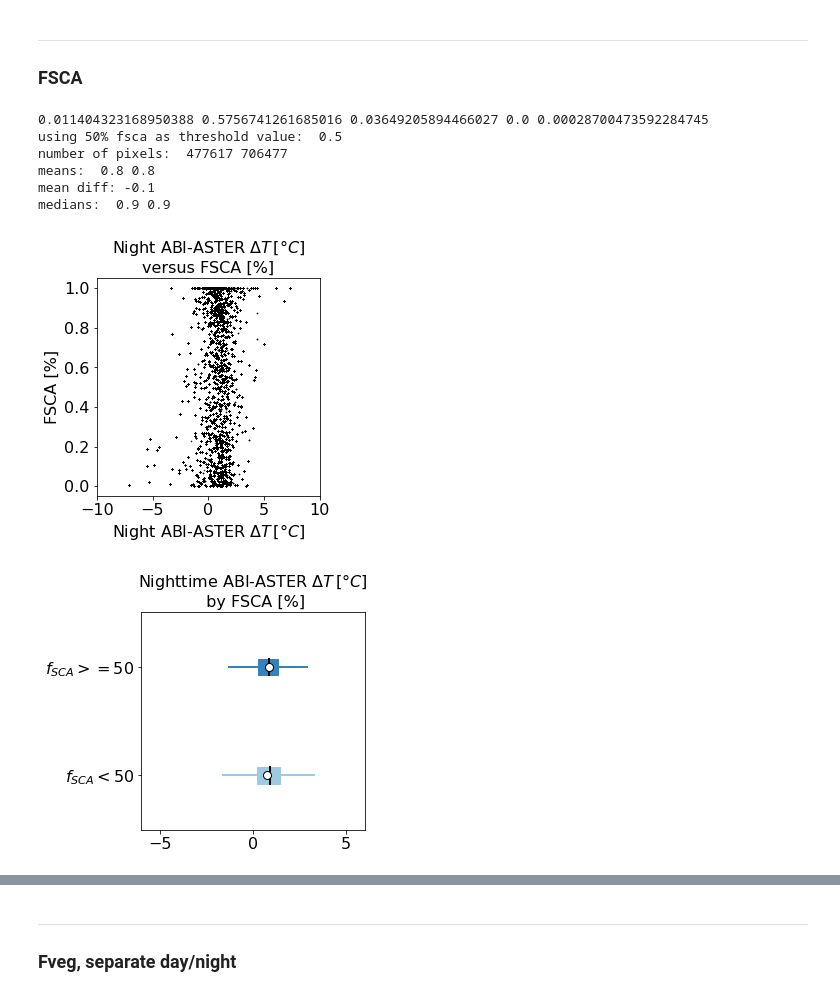
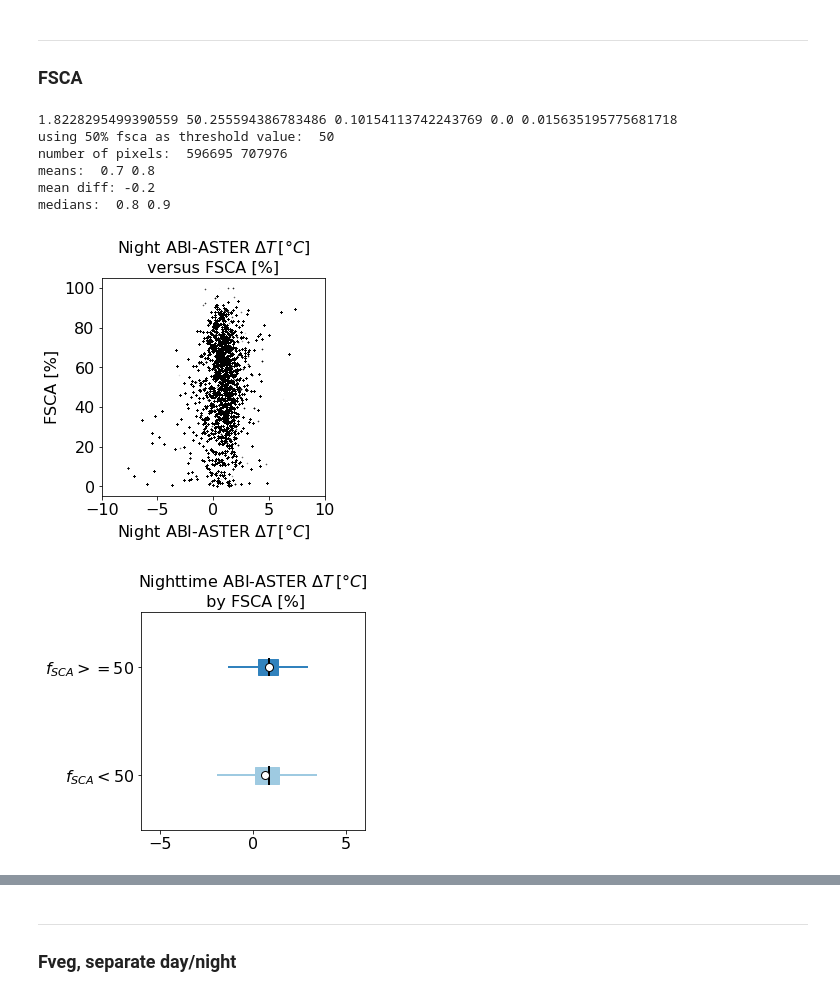
Before and after one commit to spestana/goes-cues, a Jupyter notebook: plot-raster-datasets-slopeaspectfveg.ipynb, the cells around one changed output, grey strips where cells are left out. Cells and saved outputs as stored; diff of their text form; code cells hidden in the pictures.

```diff
--- a/plot-raster-datasets-slopeaspectfveg.ipynb
+++ b/plot-raster-datasets-slopeaspectfveg.ipynb
@@ -140,7 +140,7 @@ geometry = [
 ---
 ## Open dataset
 # %%
-_ds = xr.open_dataset('/storage/spestana/ASTER-MODIS-GOES-DEM-FVEG-FSCA_v6_orthorectified.nc')
+_ds = xr.open_dataset('/storage/spestana/ASTER-MODIS-GOES-DEM-FVEG-FSCA_v7_orthorectified.nc')
 print(f'Images at {_ds.isel(time=12).time.values} and {_ds.isel(time=25).time.values} contain high clouds, remove them from dataset')
 sel_these = [x for x in range(27) if (x != 25) & (x != 12)]
 ds = _ds.isel(time=sel_these)
@@ -1394,7 +1394,7 @@ plt.xlim(-10,10)
 
 ###################################################################################
 
-fsca_threshold = 0.5 #ds.fsca.median().values
+fsca_threshold = 50 #ds.fsca.median().values
 print('using 50% fsca as threshold value: ', fsca_threshold)
 
 x_lt = x[y<fsca_threshold]
@@ -1425,40 +1425,40 @@ for patch, color in zip(bplot['means'], colors):
     patch.set_markeredgecolor(color)
     patch.set_markerfacecolor('w')
     patch.set_marker('o')
     patch.set_markersize(8)
 for patch, color in zip(bplot['fliers'], colors):
     patch.set_markeredgecolor(color)
     patch.set_markersize(1)
     patch.set_marker('.')
 colors = [color1, color1, color2, color2]
 for patch, color in zip(bplot['whiskers'], colors):
     patch.set_color(color)
     patch.set_linewidth(2)
 for patch, color in zip(bplot['caps'], colors):
     patch.set_color(color)
     patch.set_linewidth(0)
 
 
 
 plt.title('Nighttime ABI-ASTER $\Delta T\,[\degree C]$\n by FSCA [%]')
 plt.xlim(-6,6);
 
 print('number of pixels: ',len(x_lt),len(x_gte))
 print('means: ',np.round(np.mean(x_lt),1),np.round(np.mean(x_gte),1))
 print(f'mean diff: {np.round(np.mean(x_lt)-np.mean(x_gte),1)}')
 print('medians: ',np.round(np.median(x_lt),1),np.round(np.median(x_gte),1))
 
 
 x_gte_night = x_gte
 x_lt_night = x_lt
 # %% [output]
-0.011404323168950388 0.5756741261685016 0.03649205894466027 0.0 0.00028700473592284745
-using 50% fsca as threshold value:  0.5
-number of pixels:  477617 706477
-means:  0.8 0.8
-mean diff: -0.1
-medians:  0.9 0.9
+1.8228295499390559 50.255594386783486 0.10154113742243769 0.0 0.015635195775681718
+using 50% fsca as threshold value:  50
+number of pixels:  596695 707976
+means:  0.7 0.8
+mean diff: -0.2
+medians:  0.8 0.9
-[figure, old version]
+[figure, new version]
 [figure]
 # %%
 
```
Also changed, not shown: parts of 8 cells of this notebook, 1 other file.
